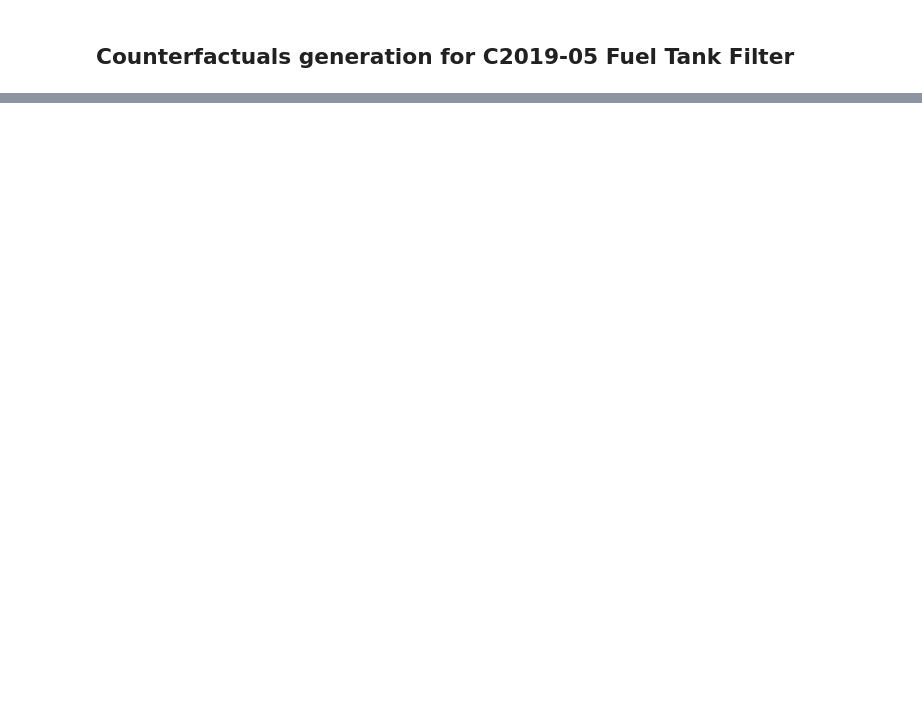
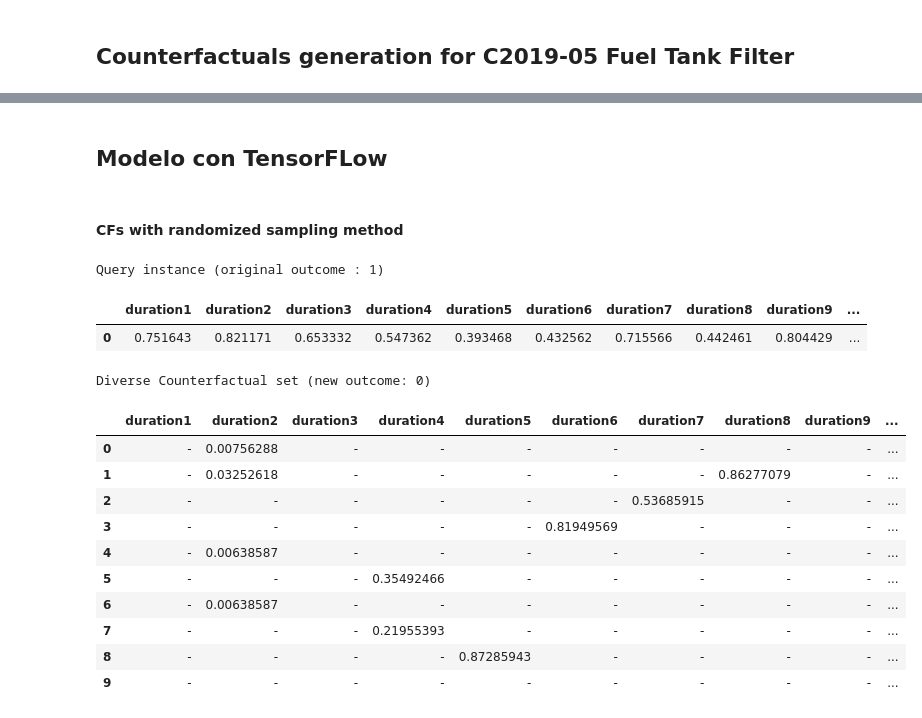
Before and after one commit to jismartin/counterEVM, a Jupyter notebook: CFs_generation.ipynb, the cells around one changed output, grey strips where cells are left out. Saved outputs shown, nothing was run; the diff lists cells and outputs as text; code cells hidden in the pictures; blank space fills up the shorter version.

Commit message:
Generation of counterfactuals

```diff
--- a/CFs_generation.ipynb
+++ b/CFs_generation.ipynb
@@ -433,0 +213,10 @@ intancia de origen
+# %%
+query_instance = X[0:1]
+class_of_query_instance = y[0:1]
+print(data[0:1])
+
+ #construct a data object for DiCE.
+d = dice_ml.Data(dataframe=data, continuous_features=['duration1', 'duration2', 'duration3', 'duration4', 'duration5',
+                                                      'duration6', 'duration7', 'duration8', 'duration9', 'duration10',
+                                                      'duration11', 'duration12', 'duration13', 'duration14', 'duration15'],
+                 outcome_name='delay')
@@ -433,0 +232,30 @@ intancia de origen
+# %% [markdown]
+## Modelo con TensorFLow
+# %%
+tf_model = keras.models.load_model('models/tf_best_model.keras')
+# initialize the model for DiCE
+m_tf = dice_ml.Model(model=tf_model, backend="TF2")
+# %% [markdown]
+#### CFs with randomized sampling method
+# %%
+# initiate the DiCE explainer, which needs a dataset and a model.
+tf_random = dice_ml.Dice(data_interface=d, model_interface=m_tf, method="random")
+
+CFs_tf_random = tf_random.generate_counterfactuals(query_instance, total_CFs=10, desired_class="opposite")
+CFs_tf_random.visualize_as_dataframe(show_only_changes=True)
+# %% [output]
+Query instance (original outcome : 1)
+|  | duration1 | duration2 | duration3 | duration4 | duration5 | duration6 | duration7 | duration8 | duration9 | ... |
+| 0 | 0.751643 | 0.821171 | 0.653332 | 0.547362 | 0.393468 | 0.432562 | 0.715566 | 0.442461 | 0.804429 | ... |
+Diverse Counterfactual set (new outcome: 0)
+|  | duration1 | duration2 | duration3 | duration4 | duration5 | duration6 | duration7 | duration8 | duration9 | ... |
+| 0 | - | 0.00756288 | - | - | - | - | - | - | - | ... |
+| 1 | - | 0.03252618 | - | - | - | - | - | 0.86277079 | - | ... |
+| 2 | - | - | - | - | - | - | 0.53685915 | - | - | ... |
+| 3 | - | - | - | - | - | 0.81949569 | - | - | - | ... |
+| 4 | - | 0.00638587 | - | - | - | - | - | - | - | ... |
+| 5 | - | - | - | 0.35492466 | - | - | - | - | - | ... |
+| 6 | - | 0.00638587 | - | - | - | - | - | - | - | ... |
+| 7 | - | - | - | 0.21955393 | - | - | - | - | - | ... |
+| 8 | - | - | - | - | 0.87285943 | - | - | - | - | ... |
+| 9 | - | - | - | - | - | - | - | - | - | ... |
```
Also changed, not shown: parts of 52 cells of this notebook.
